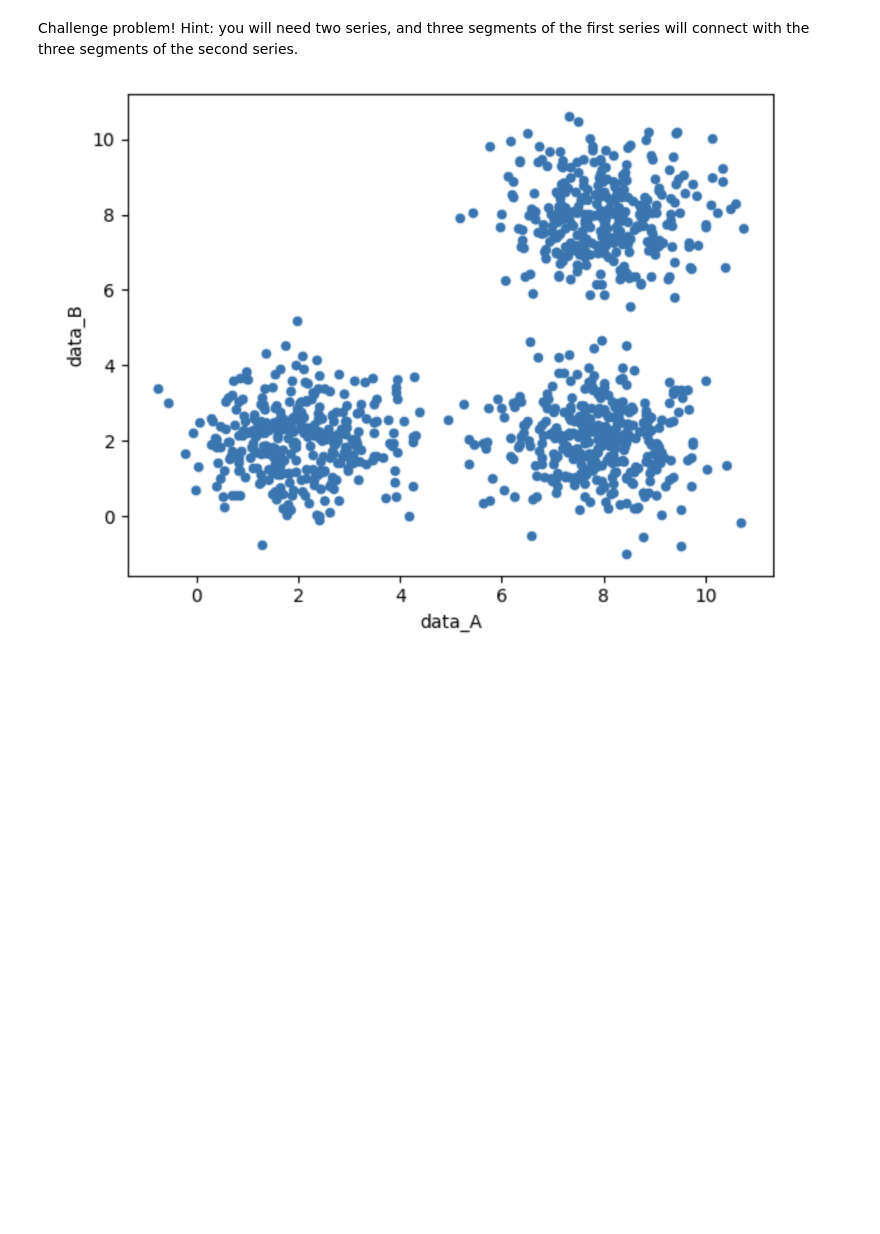
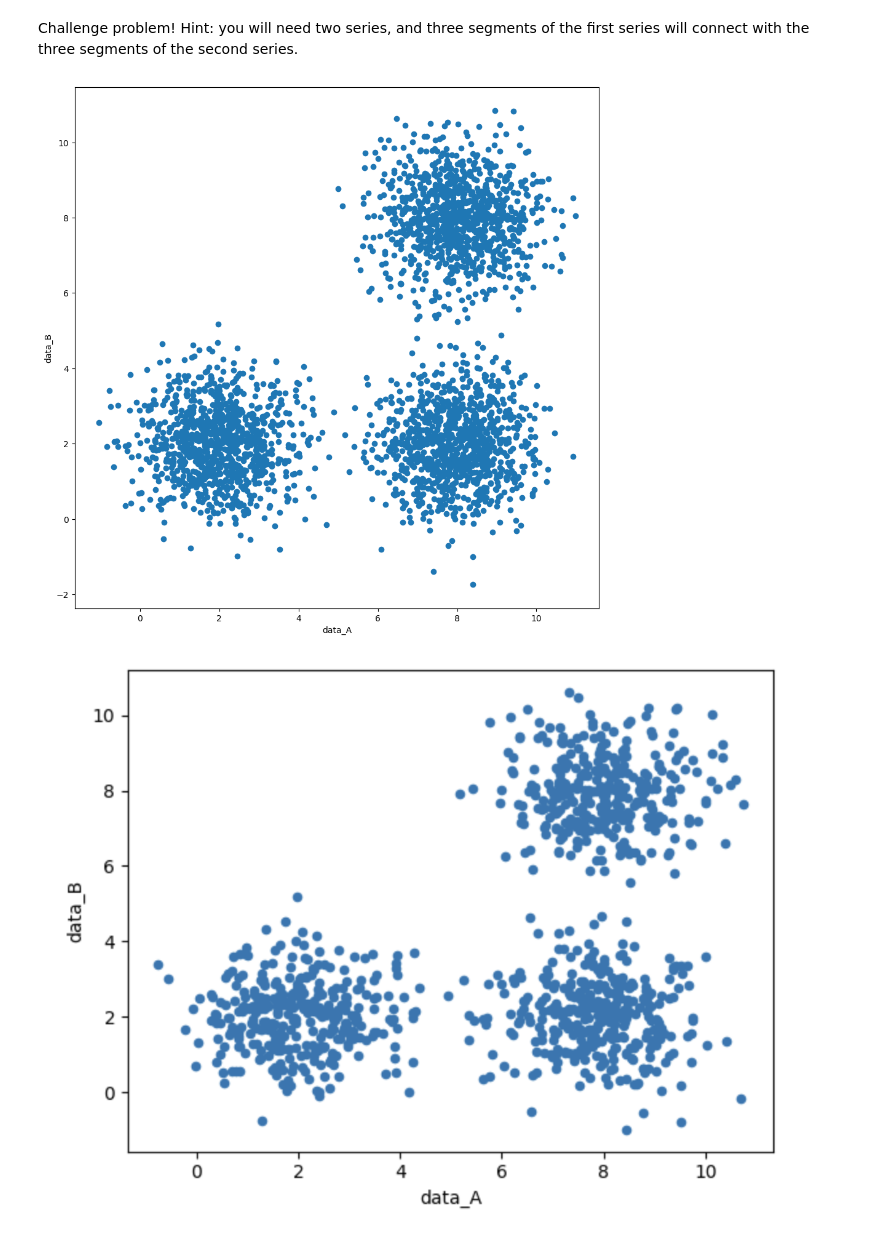
Before and after one commit to Jbaner/Module-B-semester-2, a Jupyter notebook: Week5-concealed-answer.ipynb, the cells around one changed output. Drawn from its saved outputs; the diff is of its cells as text; code cells hidden in the pictures; blank space fills up the shorter version.

```diff
--- a/Week5-concealed-answer.ipynb
+++ b/Week5-concealed-answer.ipynb
@@ -174,4 +199,29 @@ Image("twoclouds.png")
 [figure]
 # %% [markdown]
 Challenge problem!  Hint: you will need two series, and three segments of the first series will connect with the three segments of the second series.
+# %%
+num_points = 1000
+np.random.seed(0)
+
+#data cluster1
+x1 = np.random.normal(2,1.0, num_points)
+y1 = np.random.normal(2,1.0, num_points)
+
+#data cluster2
+x2=np.random.normal(8,1.0, num_points)
+y2=np.random.normal(2,1.0, num_points)
+
+#data cluster3
+x3=np.random.normal(8,1.0, num_points)
+y3=np.random.normal(8,1.0, num_points)
+
+data_A=np.concatenate([x1,x2,x3])
+data_B=np.concatenate([y1,y2,y3])
+plt.figure(figsize=(11,11))
+plt.scatter(data_A,data_B)
+plt.xlabel("data_A")
+plt.ylabel("data_B")
+plt.show()
+# %% [output]
+[figure, added]
 # %%
```
Also changed, not shown: parts of 5 cells of this notebook.
